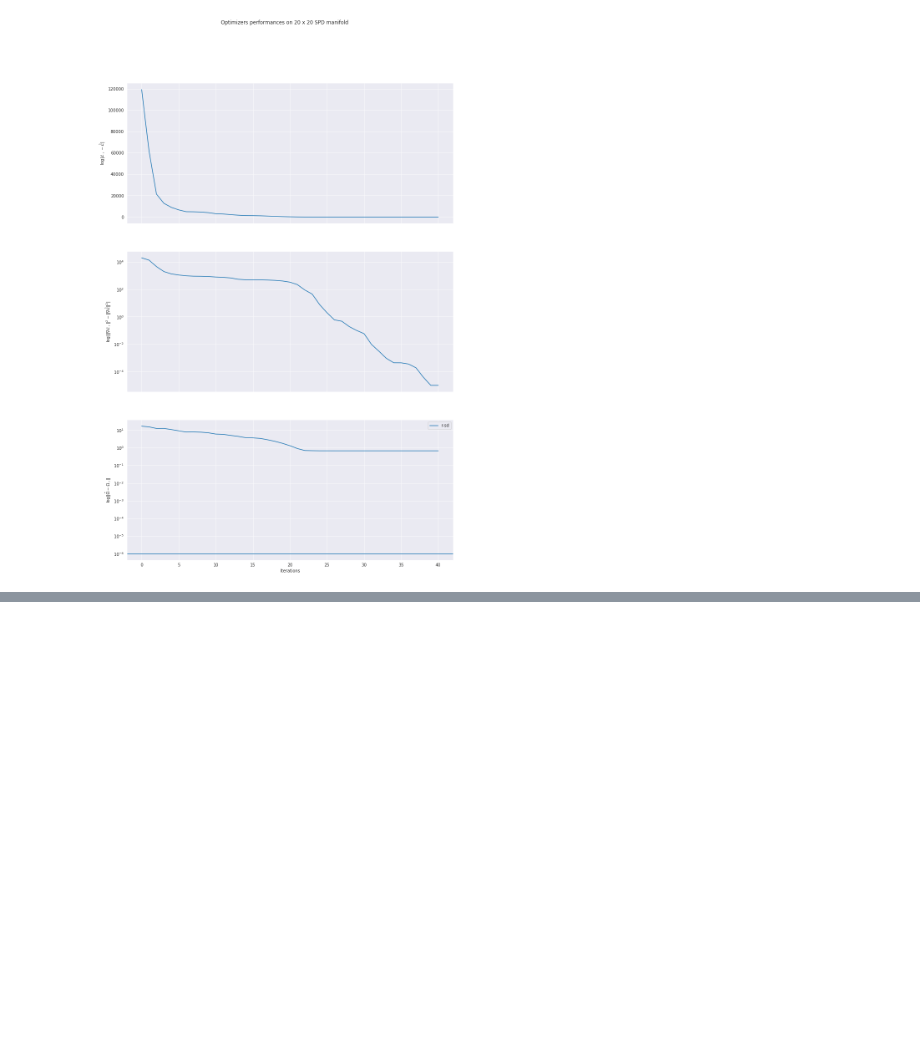
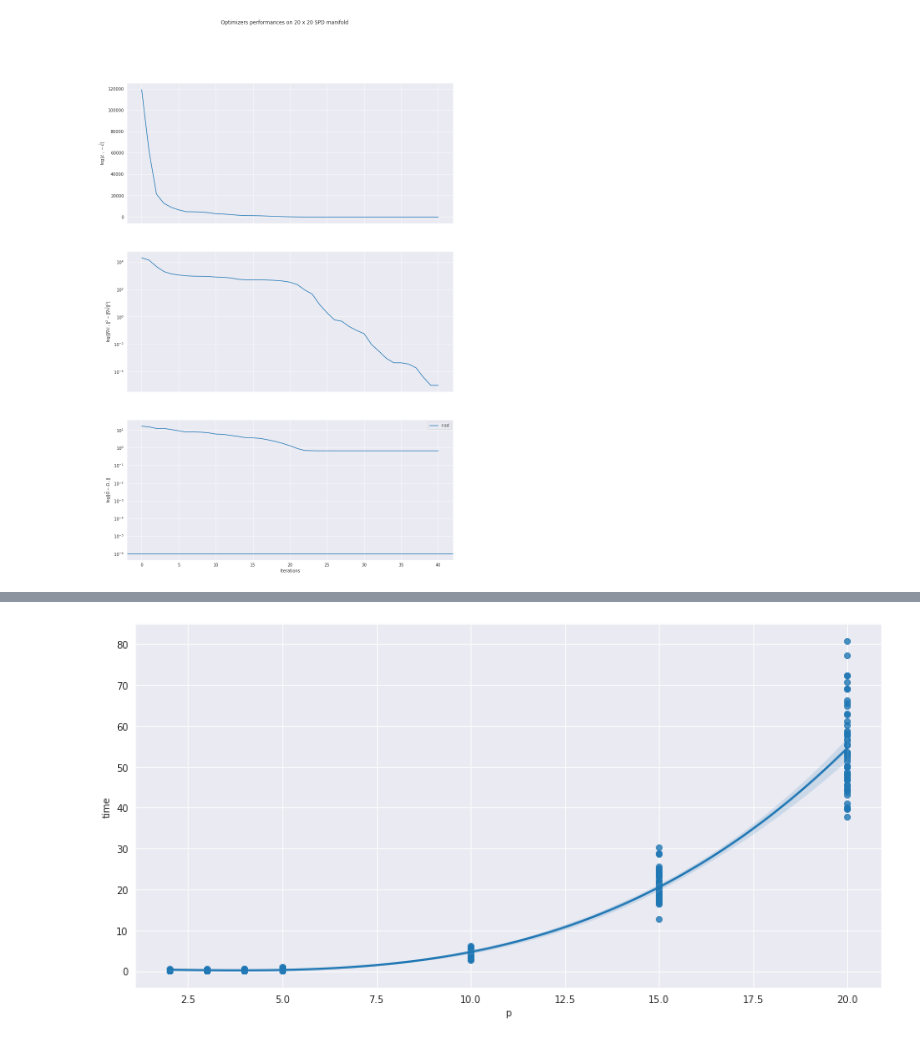
Before and after one commit to jschiavon/optispd, a Jupyter notebook: Simulation_tdistribution.ipynb, the cells around one changed output, grey strips where cells are left out. Cells and saved outputs as stored; diff of their text form; code cells hidden in the pictures; blank space fills up the shorter version.

```diff
--- a/Simulation_tdistribution.ipynb
+++ b/Simulation_tdistribution.ipynb
@@ -230,0 +238,6 @@ R-SD algorithm convergence ratio 0.00 %
+# %%
+sns.regplot(data=df, x='p', y='time', order=3)
+#plt.yscale('log')
+plt.show()
+# %% [output]
+[figure, added]
```
Also changed, not shown: parts of 3 cells of this notebook.
